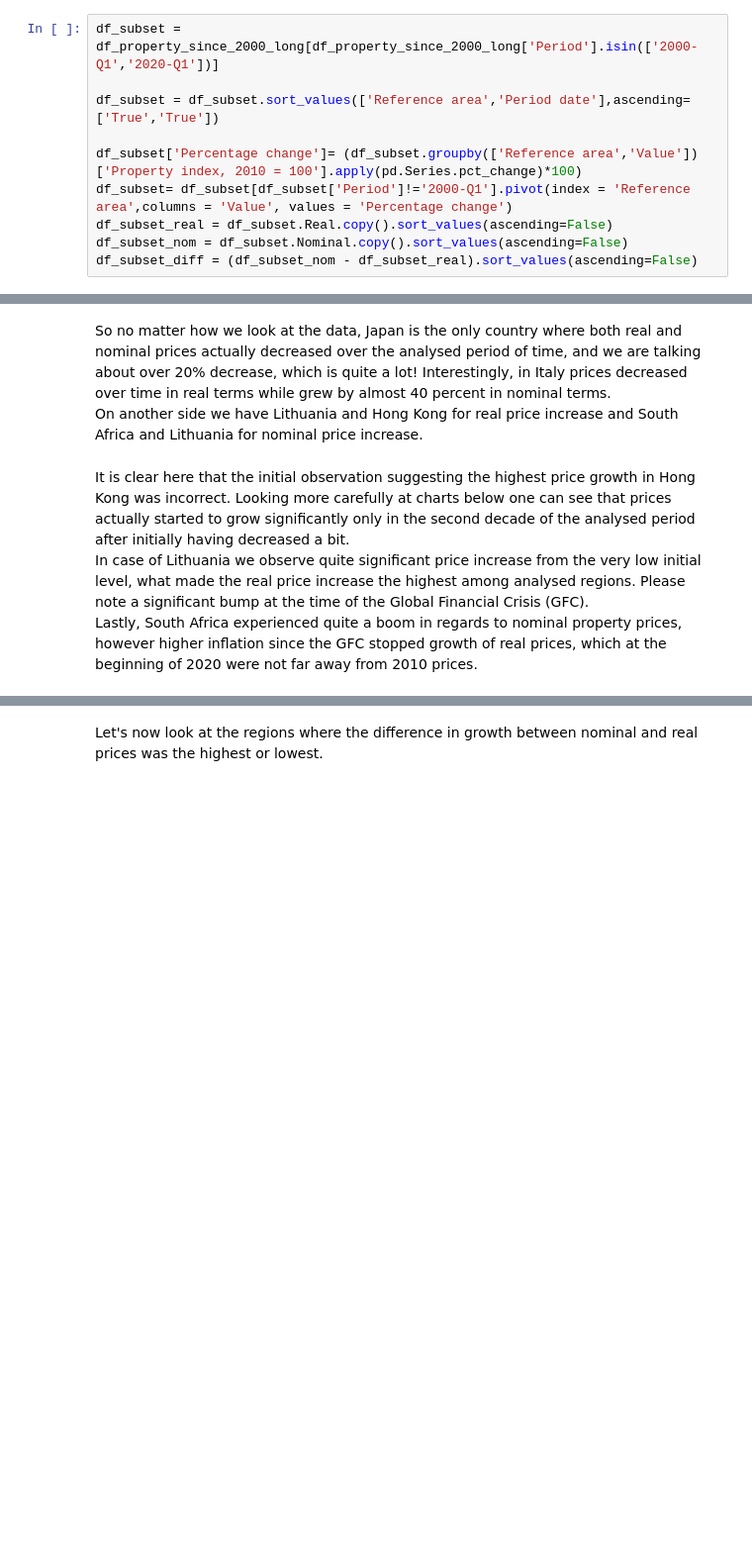
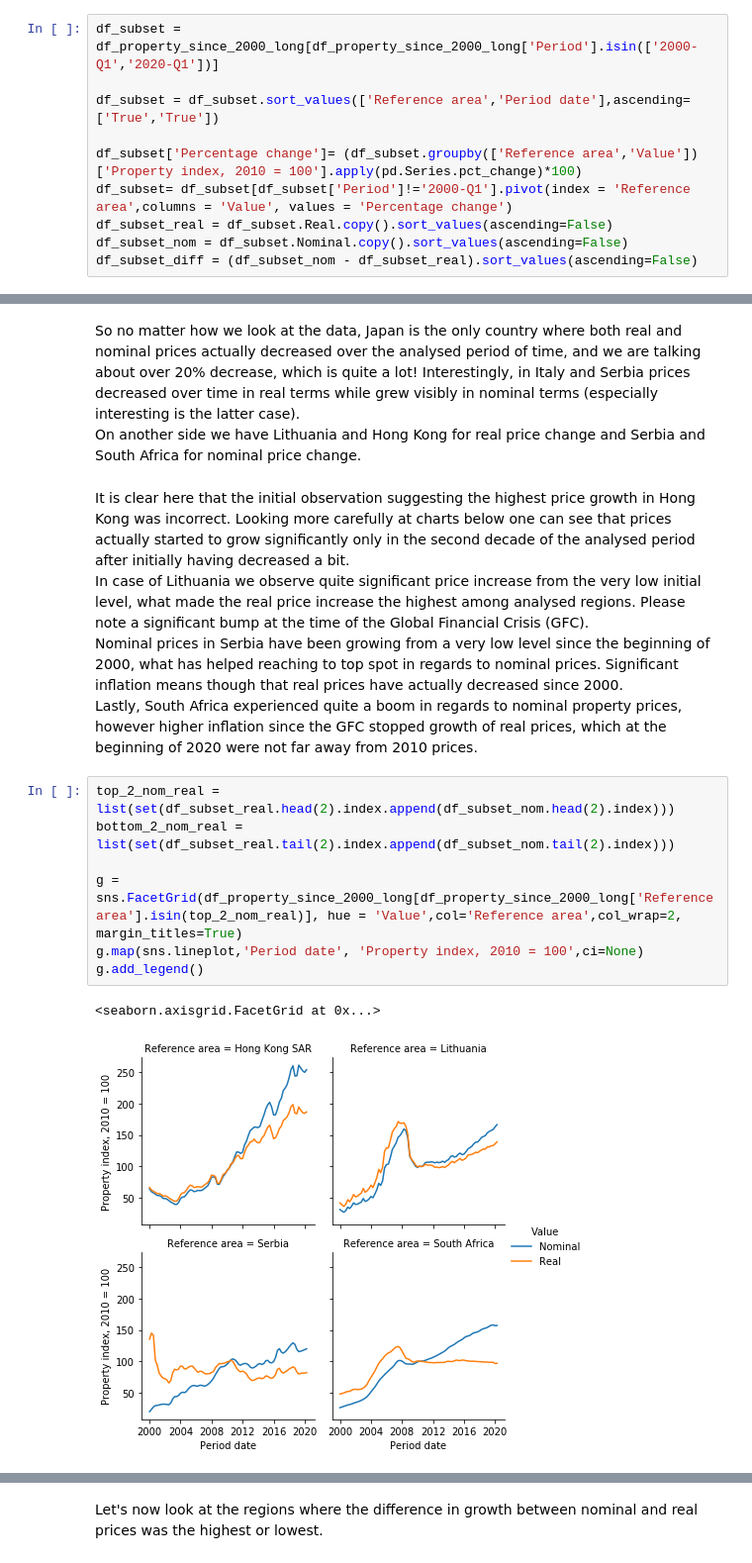
Before and after one commit to MicBan/property_prices, a Jupyter notebook: property_prices_analysis.ipynb, the cells around one changed output, grey strips where cells are left out. Shown at 99% size. Drawn from its saved outputs; the diff is of its cells as text; blank space fills up the shorter version.

```diff
--- a/property_prices_analysis.ipynb
+++ b/property_prices_analysis.ipynb
@@ -313,9 +317,20 @@ Japan             -20.758642
 Name: Nominal, dtype: float64
 (None, None, None, None)
 # %% [markdown]
-So no matter how we look at the data, Japan is the only country where both real and nominal prices actually decreased over the analysed period of time, and we are talking about over 20% decrease, which is quite a lot! Interestingly, in Italy prices decreased over time in real terms while grew by almost 40 percent in nominal terms.<br>
-On another side we have Lithuania and Hong Kong for real price increase and South Africa and Lithuania for nominal price increase.
+So no matter how we look at the data, Japan is the only country where both real and nominal prices actually decreased over the analysed period of time, and we are talking about over 20% decrease, which is quite a lot! Interestingly, in Italy and Serbia prices decreased over time in real terms while grew visibly in nominal terms (especially interesting is the latter case).<br>
+On another side we have Lithuania and Hong Kong for real price change and Serbia and South Africa for nominal price change.
 # %% [markdown]
 It is clear here that the initial observation suggesting the highest price growth in Hong Kong was incorrect. Looking more carefully at charts below one can see that prices actually started to grow significantly only in the second decade of the analysed period after initially having decreased a bit.<br>
 In case of Lithuania we observe quite significant price increase from the very low initial level, what made the real price increase the highest among analysed regions. Please note a significant bump at the time of the Global Financial Crisis (GFC).<br>
+Nominal prices in Serbia have been growing from a very low level since the beginning of 2000, what has helped reaching to top spot in regards to nominal prices. Significant inflation means though that real prices have actually decreased since 2000.<br>
 Lastly, South Africa experienced quite a boom in regards to nominal property prices, however higher inflation since the GFC stopped growth of real prices, which at the beginning of 2020 were not far away from 2010 prices.
+# %%
+top_2_nom_real = list(set(df_subset_real.head(2).index.append(df_subset_nom.head(2).index)))
+bottom_2_nom_real = list(set(df_subset_real.tail(2).index.append(df_subset_nom.tail(2).index)))
+
+g = sns.FacetGrid(df_property_since_2000_long[df_property_since_2000_long['Reference area'].isin(top_2_nom_real)], hue = 'Value',col='Reference area',col_wrap=2, margin_titles=True)
+g.map(sns.lineplot,'Period date', 'Property index, 2010 = 100',ci=None)
+g.add_legend()
+# %% [output]
+<seaborn.axisgrid.FacetGrid at 0x...>
+[figure, added]
```
Also changed, not shown: parts of 23 cells of this notebook.
